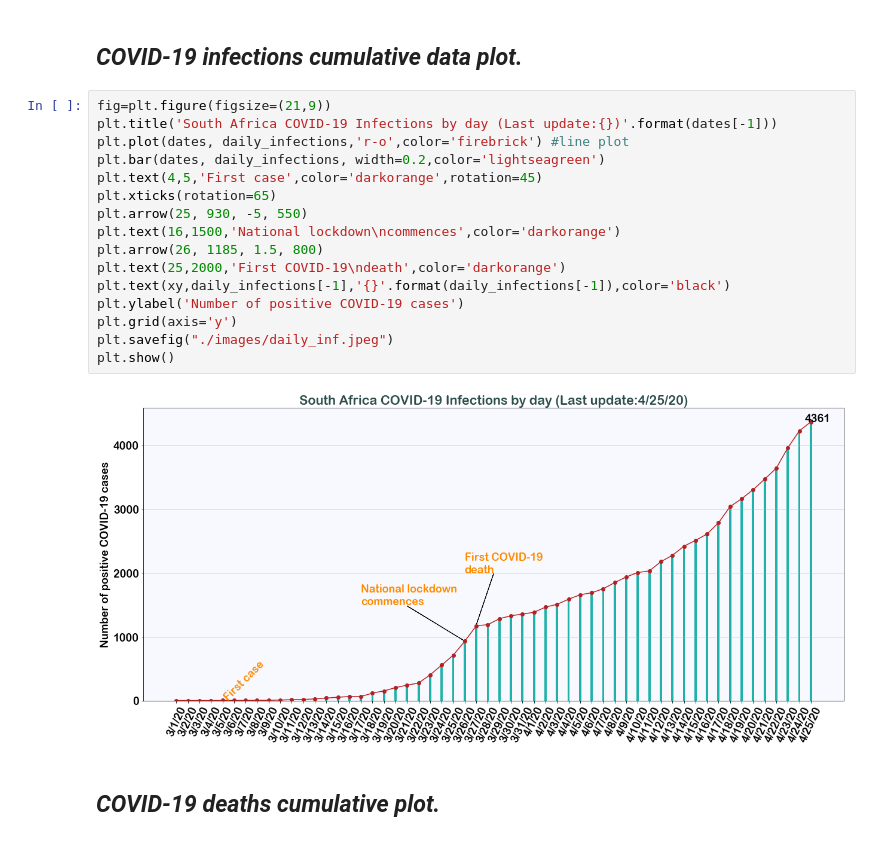
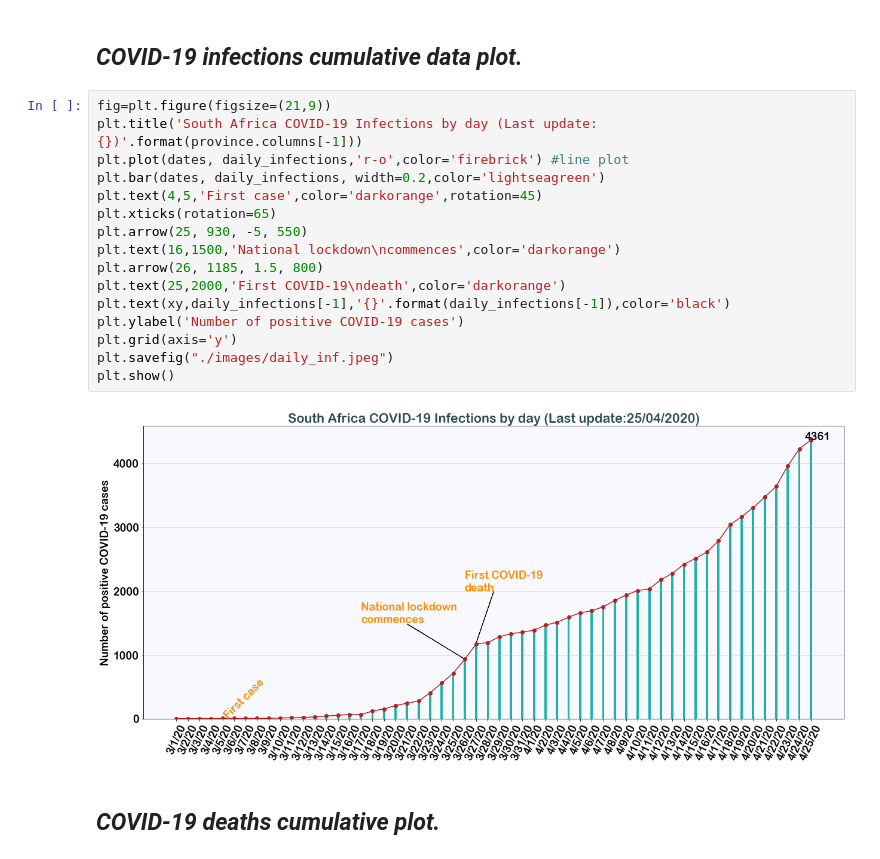
Before and after one commit to mckabuza/South-Africa-COVID-19-Data-Visualization, a Jupyter notebook: SA COVID-19 April.ipynb, the cells around one changed output. Cells and saved outputs as stored; diff of their text form.

```diff
--- a/SA COVID-19 April.ipynb
+++ b/SA COVID-19 April.ipynb
@@ -42,22 +42,22 @@ for i in xx:
 ## **_COVID-19 infections cumulative data plot._**
 # %%
 fig=plt.figure(figsize=(21,9))
-plt.title('South Africa COVID-19 Infections by day (Last update:{})'.format(dates[-1]))
+plt.title('South Africa COVID-19 Infections by day (Last update:{})'.format(province.columns[-1]))
 plt.plot(dates, daily_infections,'r-o',color='firebrick') #line plot
 plt.bar(dates, daily_infections, width=0.2,color='lightseagreen')
 plt.text(4,5,'First case',color='darkorange',rotation=45)
 plt.xticks(rotation=65)
 plt.arrow(25, 930, -5, 550)
 plt.text(16,1500,'National lockdown\ncommences',color='darkorange')
 plt.arrow(26, 1185, 1.5, 800)
 plt.text(25,2000,'First COVID-19\ndeath',color='darkorange')
 plt.text(xy,daily_infections[-1],'{}'.format(daily_infections[-1]),color='black')
 plt.ylabel('Number of positive COVID-19 cases')
 plt.grid(axis='y')
 plt.savefig("./images/daily_inf.jpeg")
 plt.show()
 # %% [output]
-[figure, old version]
+[figure, new version]
 # %% [markdown]
 ## **_COVID-19 deaths cumulative plot._**
 # %%
```
Also changed, not shown: parts of 2 cells of this notebook, 16 other files.
